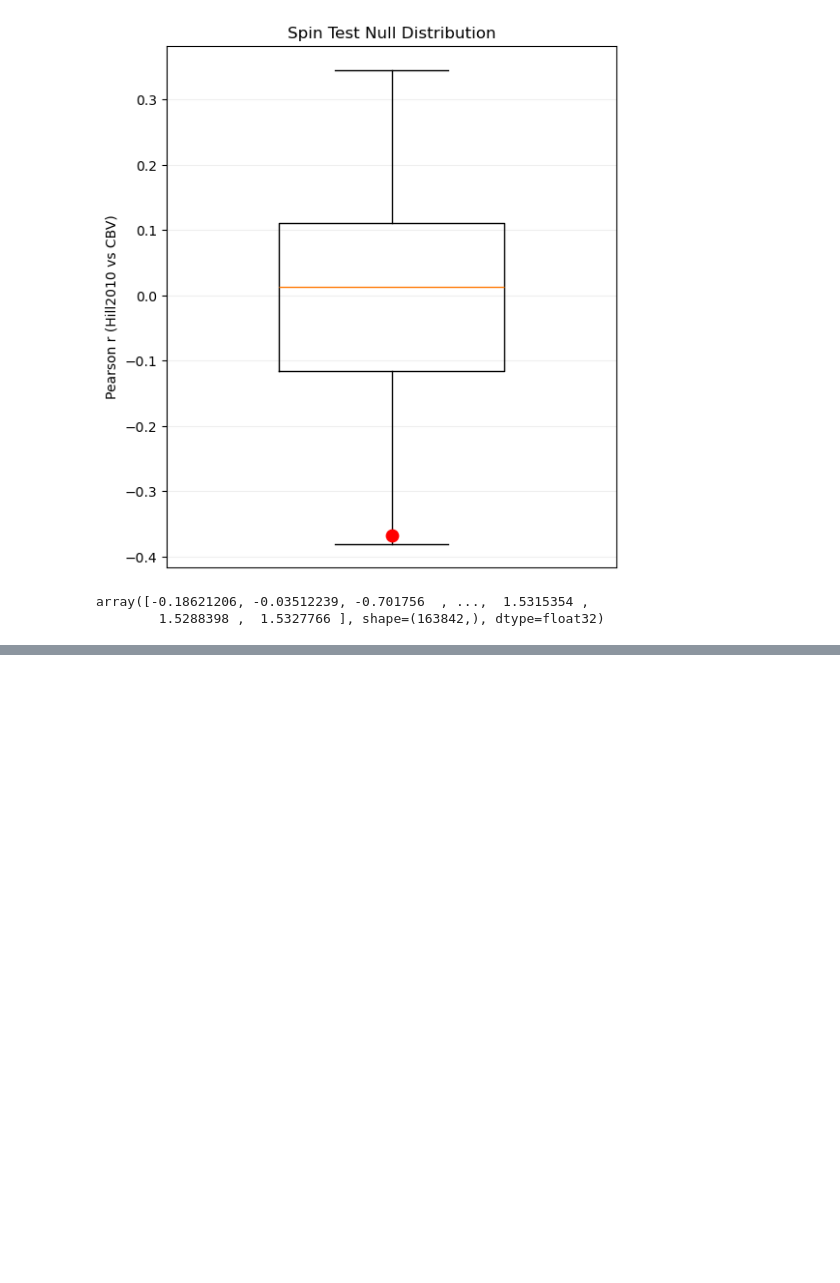
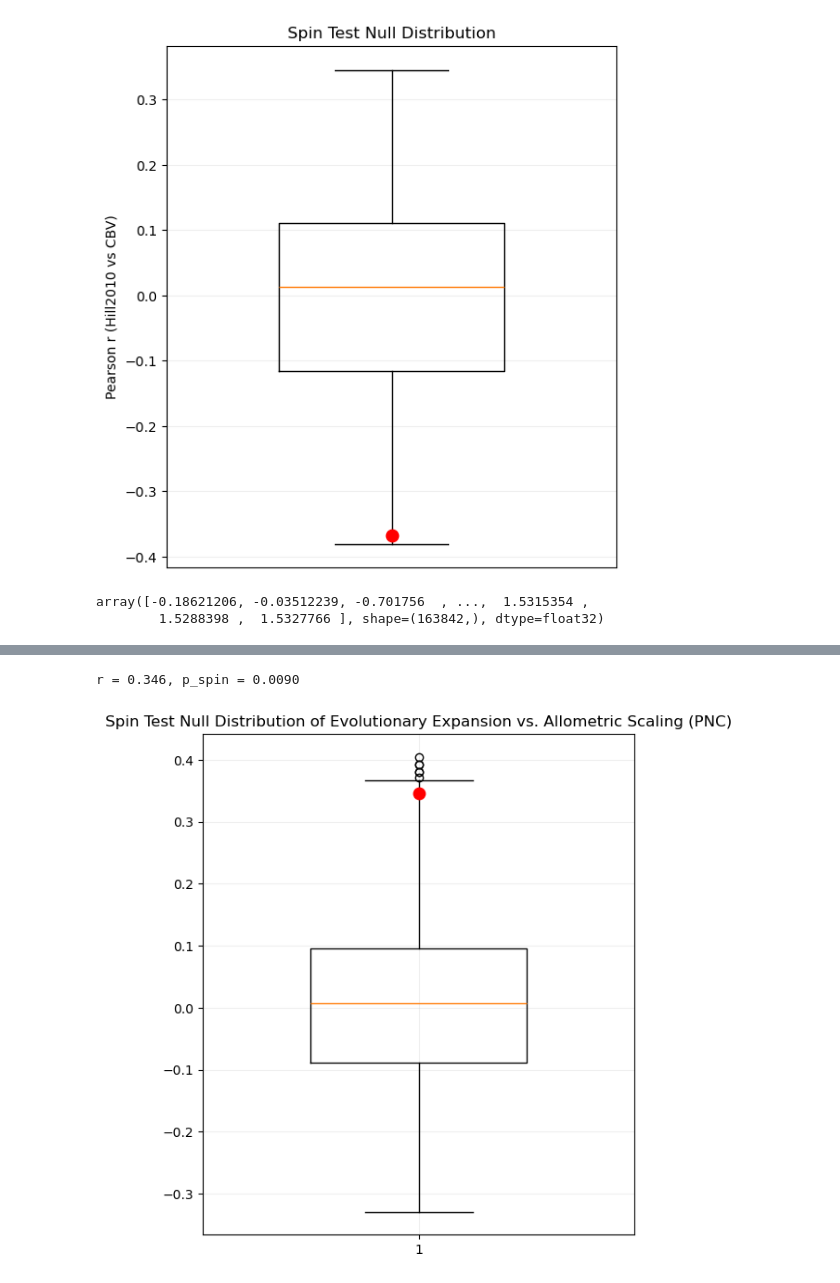
Before and after one commit to kesouder/dsc-neuroImages, a Jupyter notebook: FA25/code.ipynb, the cells around one changed output, grey strips where cells are left out. Saved outputs shown, nothing was run; the diff lists cells and outputs as text; code cells hidden in the pictures; blank space fills up the shorter version.

```diff
--- a/FA25/code.ipynb
+++ b/FA25/code.ipynb
@@ -212,0 +250,31 @@ fig = plotting.plot_surf_template(
+# %%
+#Again, since the left is nan, we create empty array in place of left brain
+L_nan = np.full_like(main_res_data,np.nan)
+full_main = np.hstack([L_nan, main_res_data])
+full_trg = np.hstack([L_nan, trg_res_data])
+
+rotated_maps = nulls.alexander_bloch(
+    data = full_main,
+    atlas = 'civet',
+    density = '41k',
+    n_perm = 1000,
+    seed = 1234
+)
+# %%
+#compare the rotated images with the target map, and plot the result
+r, p, nulls = stats.compare_images(
+    full_main, full_trg,
+    metric='pearsonr',
+    nulls=rotated_maps,
+    return_nulls=True)
+print(f"r = {r:.3f}, p_spin = {p:.4f}")
+plt.figure(figsize=(6, 7))
+plt.boxplot(nulls, vert=True, widths=0.5, )
+# Annotate r-value
+plt.scatter(1, r, color='red', s=80, zorder=3)
+plt.title("Spin Test Null Distribution of Evolutionary Expansion vs. Allometric Scaling (PNC)")
+plt.grid(alpha=0.2)
+plt.show()
+# %% [output]
+r = 0.346, p_spin = 0.0090
+[figure, added]
```
Also changed, not shown: parts of 5 cells of this notebook, 2 other files.
